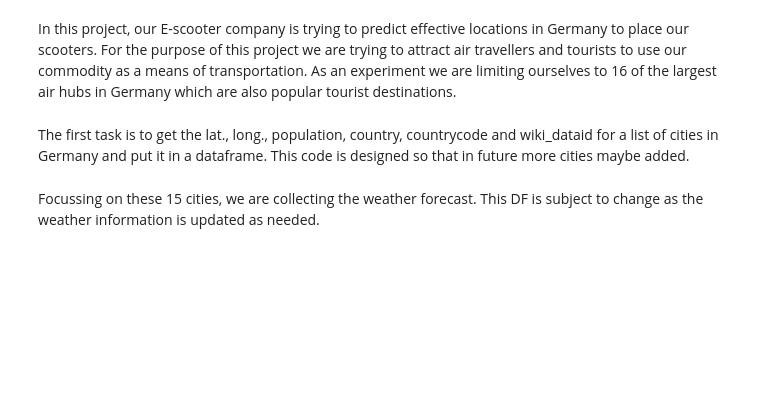
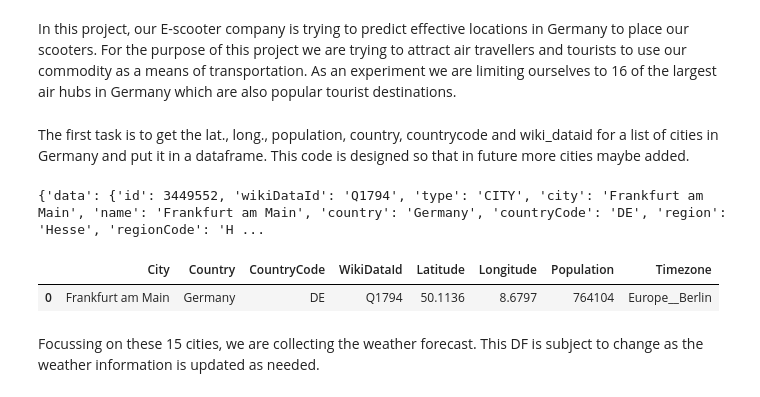
Before and after one commit to Joachim0211/DatapipelineApiToCloud, a Jupyter notebook: Gans Project.ipynb, the cells around one changed output. Saved outputs shown, nothing was run; the diff lists cells and outputs as text; code cells hidden in the pictures; blank space fills up the shorter version.

```diff
--- a/Gans Project.ipynb
+++ b/Gans Project.ipynb
@@ -20,56 +20,60 @@ import sqlalchemy
 # %% [markdown]
 The first task is to get the lat., long., population, country, countrycode and wiki_dataid for a list of cities in Germany and put it in a dataframe. This code is designed so that in future more cities maybe added.
 # %%
-API_key = os.getenv("API_K_C")
-#gets the API key from .env
+#API_key = os.getenv("API_K_C")
+ #gets the API key from .env
 #define the list of cities
 
-citd =['Baden-Baden', "Berlin",  "Bonn", 'Bremen', 'Dresden', 'Dortmund', 'Düsseldorf', 'Essen', 'Frankfurt am Main', 'Hamburg', 'Hannover', 'Leipzig', "Munich", 'Münster',  'Nuremberg',  'Stuttgart']
+citd =['Frankfurt am Main']
 
 #strategy is to first get the wikidataid and than collect the data from geoDB; openweather has no population data or at least I coul´nt see them
 
 
-API_key = os.getenv("API_K_C")
+API_key = "677319c679mshb16657ba32708bep1bcd54jsnec8935ebc2bf"
 def demo(cities):
     cities_id = [] # initiate an empty id list
     dfList = []
     for city in cities:
         #retrieve the wikidataId
-        time.sleep(1)
+        time.sleep(2)
         url1 = 'https://en.wikipedia.org/wiki/{}'.format(city) #go to the wiki site of the city
         citem = requests.get(url1, 'html.parser') # get the html
         if BeautifulSoup(citem.content) != None:
             soup = BeautifulSoup(citem.content)# soup the content
         if soup.find('li', {'id':'t-wikibase'}).find('a')['href'] != None:
             wikidata_link = soup.find('li', {'id':'t-wikibase'}).find('a')['href'] #find the link that contains the wikidataid e.g. London https://www.wikidata.org/wiki/Q84
         #wl.append(wikidata_link)
         # \d+ is a regular expression and means one digit or more, the wiki data id consist of a Q followed by severaldigits
         #for group() in re see: https://www.tutorialspoint.com/What-is-the-groups-method-in-regular-expressions-in-Python
         city_id = re.search('Q\d+', wikidata_link).group()
         cities_id.append(city_id)
         #use the wikidataId to retrieve infrormation from geoDB
         url2 = "https://wft-geo-db.p.rapidapi.com/v1/geo/cities/{}".format(city_id)
         headers = {
         "X-RapidAPI-Key": API_key,
         "X-RapidAPI-Host": "wft-geo-db.p.rapidapi.com"
         }
         response = requests.request("GET", url2, headers=headers)# gets a json-like string fromg geoDB containing the necessary informations
         print(response.json())
         cit_dic = {}#make a dictionary to retrieve the information
         cit_dic['City'] = response.json()['data']['name']
         cit_dic['Country'] = response.json()['data']['country']
         cit_dic['CountryCode'] = response.json()['data']['countryCode']
         cit_dic['WikiDataId'] = response.json()['data']['wikiDataId']
         cit_dic['Latitude'] = round(response.json()['data']['latitude'], 4)
         cit_dic['Longitude'] = round(response.json()['data']['longitude'], 4)
         cit_dic['Population'] = response.json()['data']['population']
         cit_dic['Timezone'] = response.json()['data']['timezone']
 
         dfList.append(cit_dic) #put it in a list
-    df_demo = pd.DataFrame(dfList) # transform the list to df
-    df_demo.to_csv('./csvTables/City.csv') #writes the df to csv to the folder csv tables and replaces the table of the same name that might be already there
+        df_demo = pd.DataFrame(dfList) # transform the list to df
+        #print(dfList)
     return df_demo
 demo(citd) #run the whole thing - good luck!
+# %% [output]
+{'data': {'id': 3449552, 'wikiDataId': 'Q1794', 'type': 'CITY', 'city': 'Frankfurt am Main', 'name': 'Frankfurt am Main', 'country': 'Germany', 'countryCode': 'DE', 'region': 'Hesse', 'regionCode': 'H ...
+|  | City | Country | CountryCode | WikiDataId | Latitude | Longitude | Population | Timezone |
+| 0 | Frankfurt am Main | Germany | DE | Q1794 | 50.1136 | 8.6797 | 764104 | Europe__Berlin |
 # %% [markdown]
 Focussing on these 15 cities, we are collecting the weather forecast. This DF is subject to change as the weather information is updated as needed.
 # %%
```
Also changed, not shown: parts of 17 cells of this notebook.
